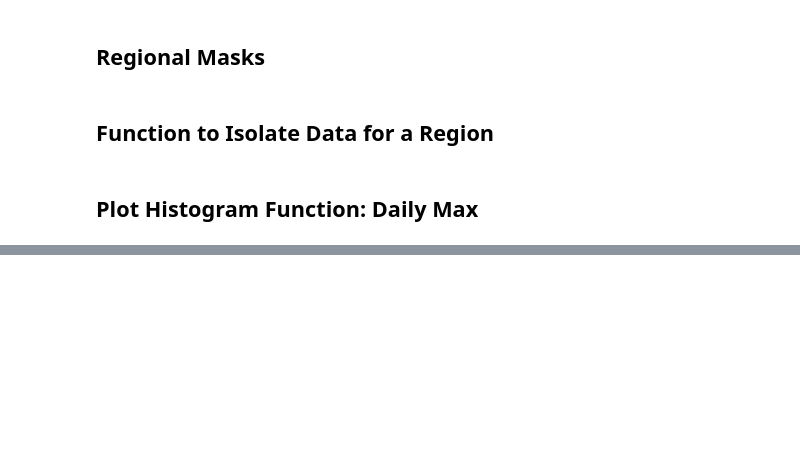
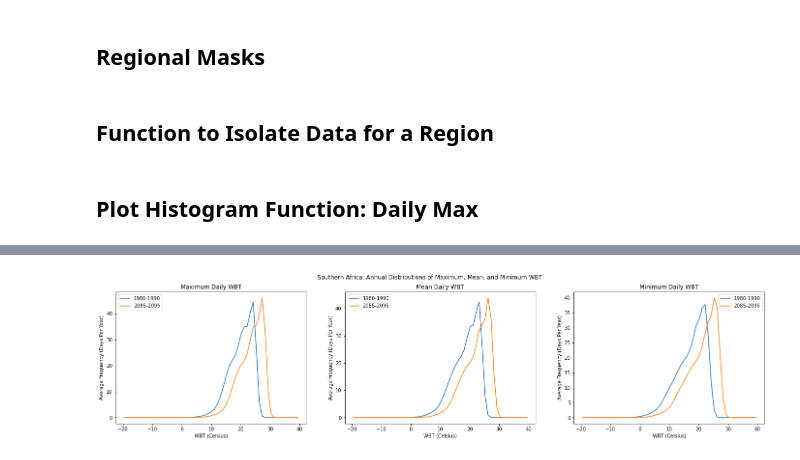
Before and after one commit to KYan19/pei, a Jupyter notebook: notebooks/4.2_WBTPlots.ipynb, the cells around one changed output, grey strips where cells are left out. Cells and saved outputs as stored; diff of their text form; code cells hidden in the pictures; blank space fills up the shorter version.

```diff
--- a/notebooks/4.2_WBTPlots.ipynb
+++ b/notebooks/4.2_WBTPlots.ipynb
@@ -193,0 +171,4 @@ hist_plot_mean('Oceania')
+# %%
+hist3('Southern Africa')
+# %% [output]
+[figure, added]
```
Also changed, not shown: parts of 42 cells of this notebook, 2 other files.
